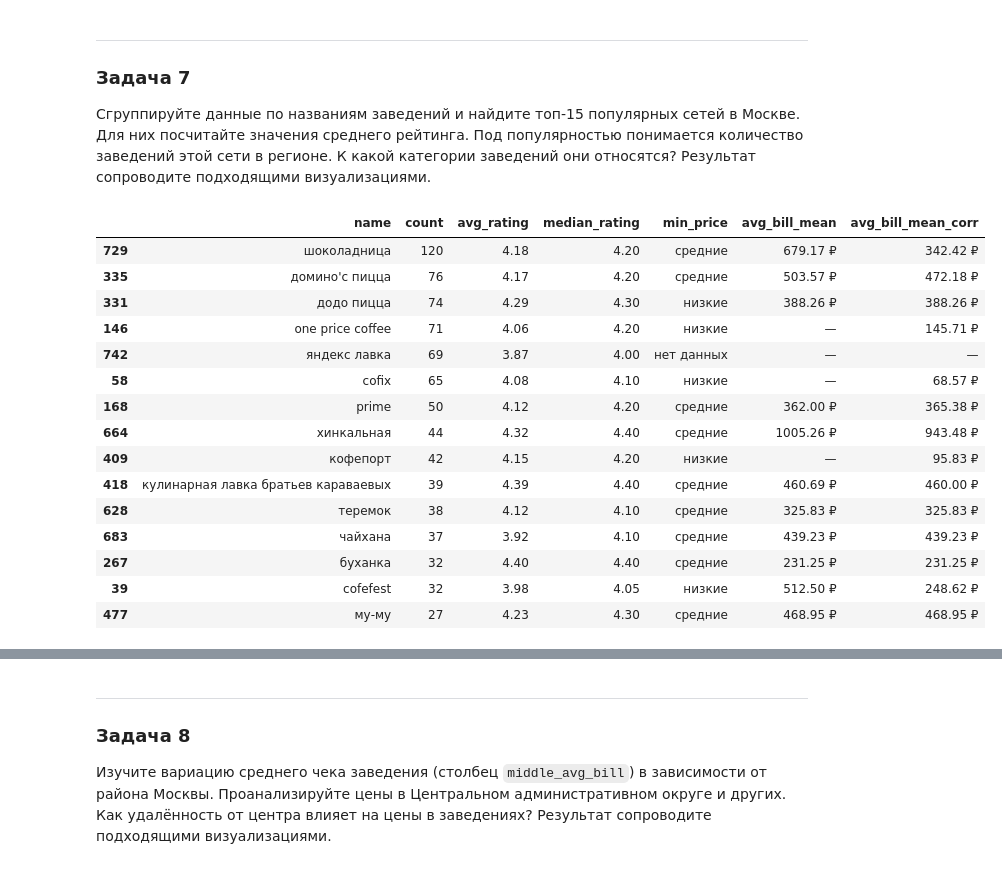
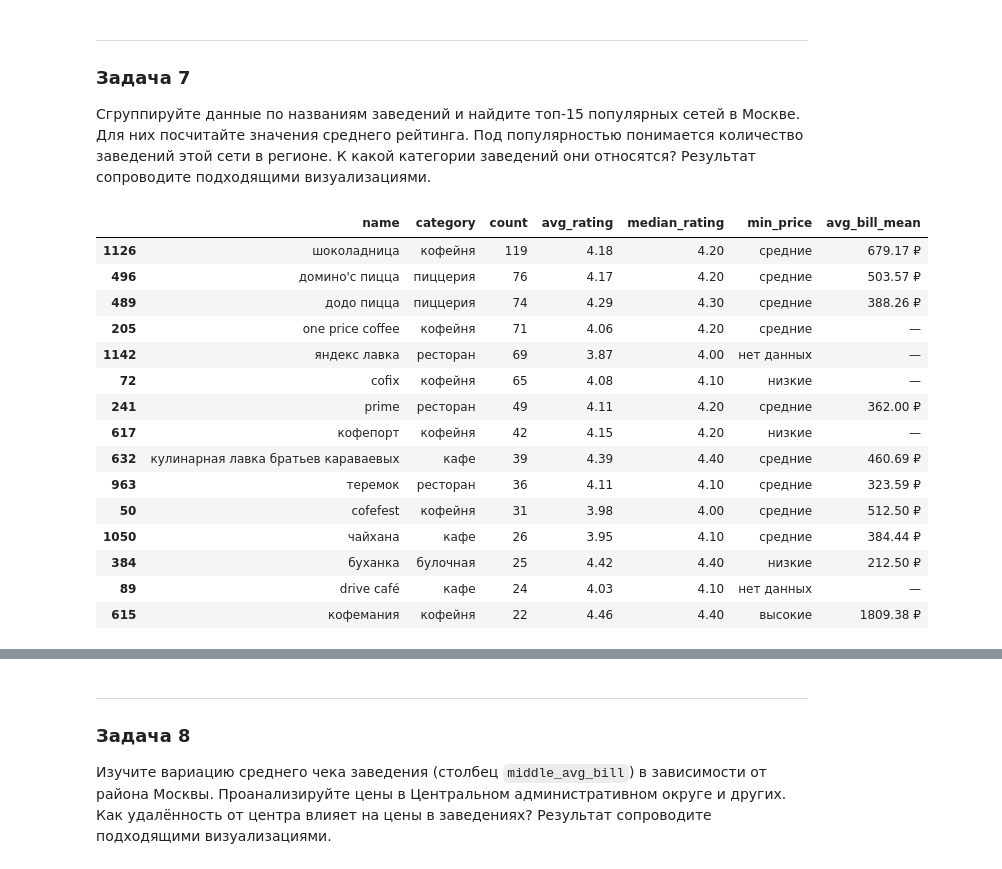
Before and after one commit to alexf2/yp_data_science_tasks, a Jupyter notebook: sprint7_pandas/sprint7_project.ipynb, the cells around one changed output, grey strips where cells are left out. Cells and saved outputs as stored; diff of their text form; code cells hidden in the pictures.

```diff
--- a/sprint7_pandas/sprint7_project.ipynb
+++ b/sprint7_pandas/sprint7_project.ipynb
@@ -949,13 +1081,0 @@ display(one_addr_cafes.sample(7))
-# %%
-# разбираем строку avg_bill на числа в виде DataFarme с MultiIndex match: 0, 1
-price_bounds = rest_df['avg_bill'].str.extractall(r'(\d+)').unstack()
-# достаём нижний уровень
-price_bounds.columns = price_bounds.columns.get_level_values(1).astype(str)
-
-mean_val = (price_bounds['0'].astype(float) + price_bounds['1'].astype(float)) / 2
-# если число в строке одно + NA, то берём его
-final_val = mean_val.fillna(price_bounds['0'].astype(float))
-
-rest_df['corrected_avg_bill'] = np.round(final_val).astype('Int32')
-
-display(rest_df[['avg_bill', 'corrected_avg_bill', 'price']].head())
@@ -1024,3 +1081,0 @@ g.set_axis_labels("Средний чек (₽)", "Количество")
-# %%
-bill_medians = rest_df.groupby('price')['corrected_avg_bill'].transform('median')
-rest_df['corrected_avg_bill'] = rest_df['corrected_avg_bill'].fillna(bill_medians).astype('Int32')
@@ -1042,9 +1081,0 @@ print('Пропусков price с заполненным bill:',
-# %%
-price_medians = rest_df.groupby('price')['corrected_avg_bill'].median().dropna()
-# будем обрабатывать только строки, где есть corrected_avg_bill, но нет price
-price_mask = rest_df['price'].isna() & rest_df['corrected_avg_bill'].notna()
-
-rest_df.loc[price_mask, 'price'] = rest_df.loc[price_mask, 'corrected_avg_bill'].map(
-    # находим категорию price с ближайшей в avg_bill медианой
-    lambda val: (price_medians - val).sort_values().index[0]
-)
@@ -1347,3 +1187,8 @@ plt.show()
+# %%
+rest_df['rating_cat'] = pd.cut(
+    rest_df['rating'].astype('float'),
+    bins=[0, 3, 4, 4.5, 5.1],
+    labels=["Низкая", "Средняя", "Высокая", "Очень высокая"], right=False).astype('string')
 # %%
 order = ['Низкая', 'Средняя', 'Высокая', 'Очень высокая']
 cross_tab = pd.crosstab(rest_df['category'], rest_df['rating_cat'], normalize='index')
@@ -1691,42 +1417,41 @@ plot_rating_scatter(
 
 Сгруппируйте данные по названиям заведений и найдите топ-15 популярных сетей в Москве. Для них посчитайте значения среднего рейтинга. Под популярностью понимается количество заведений этой сети в регионе. К какой категории заведений они относятся? Результат сопроводите подходящими визуализациями.
 # %%
-chains_stats = rest_df.query('chain == 1').groupby('name').agg(
+chains_stats = rest_df.query('chain == 1').groupby(['name', 'category']).agg(
     count=('name', 'count'),
     avg_rating=('rating', 'mean'),
     median_rating=('rating', 'median'),
+    # мода может вернуть несколько значений, берем первое
     min_price=('price', lambda x: x.mode().iloc[0] if not x.mode().empty else 'нет данных'),
-    avg_bill_mean=('middle_avg_bill', 'mean'),
-    avg_bill_mean_corr=('corrected_avg_bill', 'mean')
+    avg_bill_mean=('middle_avg_bill', 'mean')
 ).reset_index()
 
+# Сортируем и берем топ
 top_15_chains = chains_stats.sort_values('count', ascending=False).head(15)
 
-# Форматируем для красивого вывода
+# Форматируем
 styled = top_15_chains.style.format({
     'avg_rating': '{:.2f}',
     'median_rating': '{:.2f}',
-    'avg_bill_mean': lambda x: f'{x:.2f} ₽' if pd.notna(x) else '—',
-    'avg_bill_mean_corr': lambda x: f'{x:.2f} ₽' if pd.notna(x) else '—'
+    'avg_bill_mean': lambda x: f'{x:.2f} ₽' if pd.notna(x) else '—'
 })
-
 display(styled)
 # %% [output]
-|  | name | count | avg_rating | median_rating | min_price | avg_bill_mean | avg_bill_mean_corr |
-| 729 | шоколадница | 120 | 4.18 | 4.20 | средние | 679.17 ₽ | 342.42 ₽ |
-| 335 | домино'с пицца | 76 | 4.17 | 4.20 | средние | 503.57 ₽ | 472.18 ₽ |
-| 331 | додо пицца | 74 | 4.29 | 4.30 | низкие | 388.26 ₽ | 388.26 ₽ |
-| 146 | one price coffee | 71 | 4.06 | 4.20 | низкие | — | 145.71 ₽ |
-| 742 | яндекс лавка | 69 | 3.87 | 4.00 | нет данных | — | — |
-| 58 | cofix | 65 | 4.08 | 4.10 | низкие | — | 68.57 ₽ |
-| 168 | prime | 50 | 4.12 | 4.20 | средние | 362.00 ₽ | 365.38 ₽ |
-| 664 | хинкальная | 44 | 4.32 | 4.40 | средние | 1005.26 ₽ | 943.48 ₽ |
-| 409 | кофепорт | 42 | 4.15 | 4.20 | низкие | — | 95.83 ₽ |
-| 418 | кулинарная лавка братьев караваевых | 39 | 4.39 | 4.40 | средние | 460.69 ₽ | 460.00 ₽ |
-| 628 | теремок | 38 | 4.12 | 4.10 | средние | 325.83 ₽ | 325.83 ₽ |
-| 683 | чайхана | 37 | 3.92 | 4.10 | средние | 439.23 ₽ | 439.23 ₽ |
-| 267 | буханка | 32 | 4.40 | 4.40 | средние | 231.25 ₽ | 231.25 ₽ |
-| 39 | cofefest | 32 | 3.98 | 4.05 | низкие | 512.50 ₽ | 248.62 ₽ |
-| 477 | му-му | 27 | 4.23 | 4.30 | средние | 468.95 ₽ | 468.95 ₽ |
+|  | name | category | count | avg_rating | median_rating | min_price | avg_bill_mean |
+| 1126 | шоколадница | кофейня | 119 | 4.18 | 4.20 | средние | 679.17 ₽ |
+| 496 | домино'с пицца | пиццерия | 76 | 4.17 | 4.20 | средние | 503.57 ₽ |
+| 489 | додо пицца | пиццерия | 74 | 4.29 | 4.30 | средние | 388.26 ₽ |
+| 205 | one price coffee | кофейня | 71 | 4.06 | 4.20 | средние | — |
+| 1142 | яндекс лавка | ресторан | 69 | 3.87 | 4.00 | нет данных | — |
+| 72 | cofix | кофейня | 65 | 4.08 | 4.10 | низкие | — |
+| 241 | prime | ресторан | 49 | 4.11 | 4.20 | средние | 362.00 ₽ |
+| 617 | кофепорт | кофейня | 42 | 4.15 | 4.20 | низкие | — |
+| 632 | кулинарная лавка братьев караваевых | кафе | 39 | 4.39 | 4.40 | средние | 460.69 ₽ |
+| 963 | теремок | ресторан | 36 | 4.11 | 4.10 | средние | 323.59 ₽ |
+| 50 | cofefest | кофейня | 31 | 3.98 | 4.00 | средние | 512.50 ₽ |
+| 1050 | чайхана | кафе | 26 | 3.95 | 4.10 | средние | 384.44 ₽ |
+| 384 | буханка | булочная | 25 | 4.42 | 4.40 | низкие | 212.50 ₽ |
+| 89 | drive café | кафе | 24 | 4.03 | 4.10 | нет данных | — |
+| 615 | кофемания | кофейня | 22 | 4.46 | 4.40 | высокие | 1809.38 ₽ |
 # %%
 plt.figure(figsize=(12, 8))
```
Also changed, not shown: parts of 214 cells of this notebook, 1 other file.
